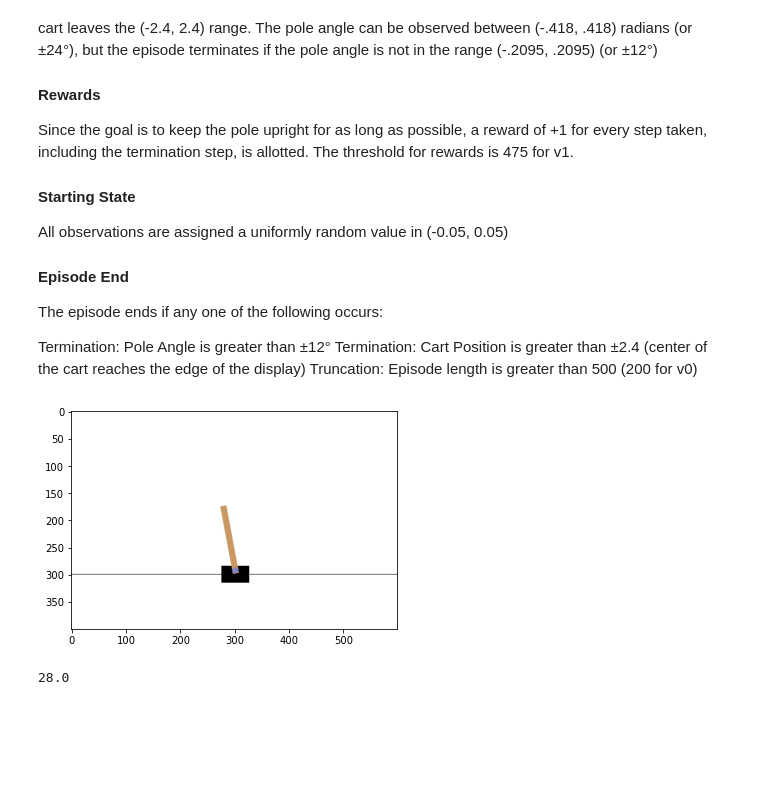
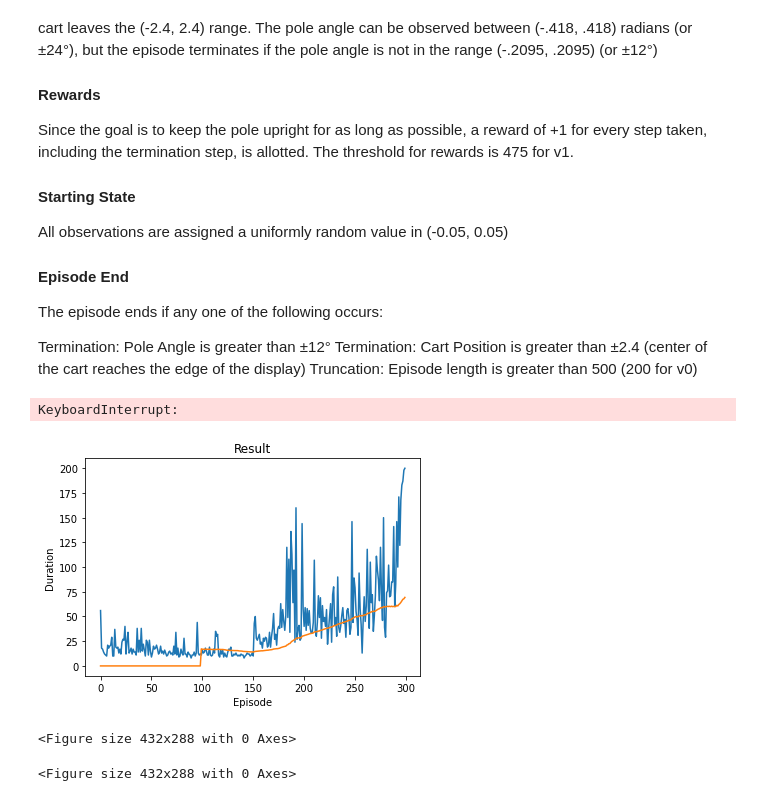
Before and after one commit to pramishp/DQN-algorithm, a Jupyter notebook: Cartpole.ipynb, the cells around one changed output. Drawn from its saved outputs; the diff is of its cells as text; code cells hidden in the pictures; blank space fills up the shorter version.

Commit message:
plots

```diff
--- a/Cartpole.ipynb
+++ b/Cartpole.ipynb
@@ -164,12 +165,41 @@ def train(batch, dqn, target_dqn, optimizer, gamma):
     optimizer.zero_grad()
     loss.backward()
     optimizer.step()
+# %%
+## plot helpers
+
+episode_durations = []
+
+
+def plot_durations(show_result=False):
+    plt.figure(1)
+    durations_t = torch.tensor(episode_durations, dtype=torch.float)
+    if show_result:
+        plt.title('Result')
+    else:
+        plt.clf()
+        plt.title('Training...')
+    plt.xlabel('Episode')
+    plt.ylabel('Duration')
+    plt.plot(durations_t.numpy())
+    # Take 100 episode averages and plot them too
+    if len(durations_t) >= 100:
+        means = durations_t.unfold(0, 100, 1).mean(1).view(-1)
+        means = torch.cat((torch.zeros(99), means))
+        plt.plot(means.numpy())
+
+    plt.pause(0.001)  # pause a bit so that plots are updated
+    if not show_result:
+        display.display(plt.gcf())
+        display.clear_output(wait=True)
+    else:
+        display.display(plt.gcf())
 # %%
 # hyper-parameters
 replay_capacity = 10000
-batch_size = 3
-num_episodes = 1000
-max_steps = 500
+batch_size = 128
+num_episodes = 500
+max_steps = 200
 
 # Initialize replay memory
 replay = ReplayMemory(replay_capacity)
@@ -182,13 +212,13 @@ dqn_ = QNet(state_size, action_size).to(device)
 update_weights(dqn, dqn_)
 
 # optimizer
-lr = 0.001
+lr = 1e-4
 optimizer = optim.Adam(dqn.parameters(), lr=lr)
-target_update = 10
+target_update = 200
 gamma = 0.99 # determines the importance of next steps rewards
 
 # epsilon
-epsilon = 1.0
+epsilon = 0.9
 epsilon_min = 0.01
 epsilon_decay = 0.995
 
@@ -217,6 +247,8 @@ for episode in range(num_episodes):
 
         # iii. Store the transition in replay memory
         replay.push(state, action, reward, next_state, done)
+        # move to next state
+        state = next_state
 
         # step v and vi is training the neural network
         # executing this in separate function
@@ -232,20 +264,26 @@ for episode in range(num_episodes):
         if t % target_update == 0:
             update_weights(dqn, dqn_)
 
-        print(score)
+#         print(score)
         clear_output(wait=True)
-        plt.imshow( env.render() )
+        plt.imshow( env.render())
         plt.show()
+#         plot_durations()
         if done:
+            episode_durations.append(t + 1)
             break
 
     # track scores
 
     # update epsilon
     epsilon = max(epsilon_min, epsilon_decay * epsilon)
-
     # print progress
 #     print(f"{episode + 1}/{num_episodes}")
 # %% [output]
-[figure, removed]
-28.0
+KeyboardInterrupt:
+# %%
+plot_durations(show_result=True)
+# %% [output]
+[figure, added]
+<Figure size 432x288 with 0 Axes>
+<Figure size 432x288 with 0 Axes>
```
Also changed, not shown: parts of 1 cell of this notebook.
